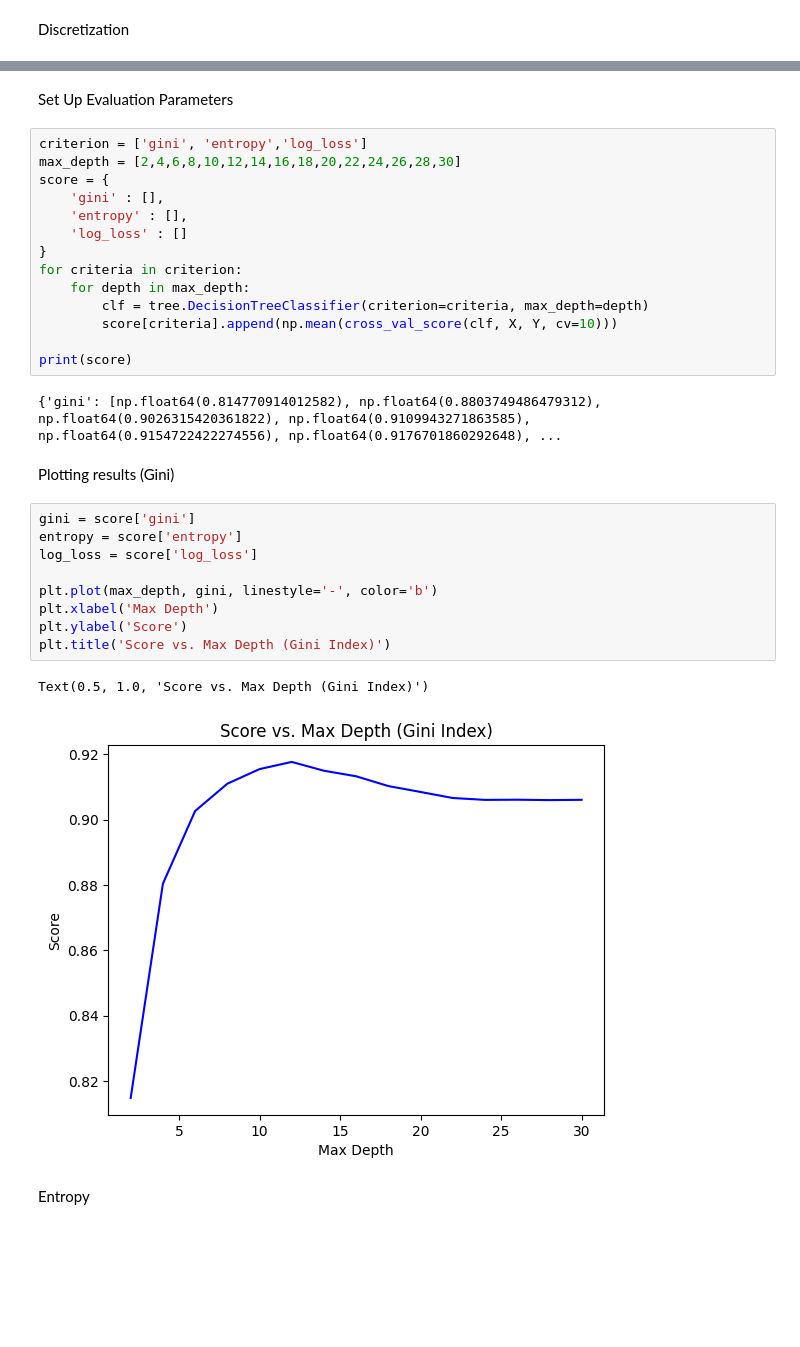
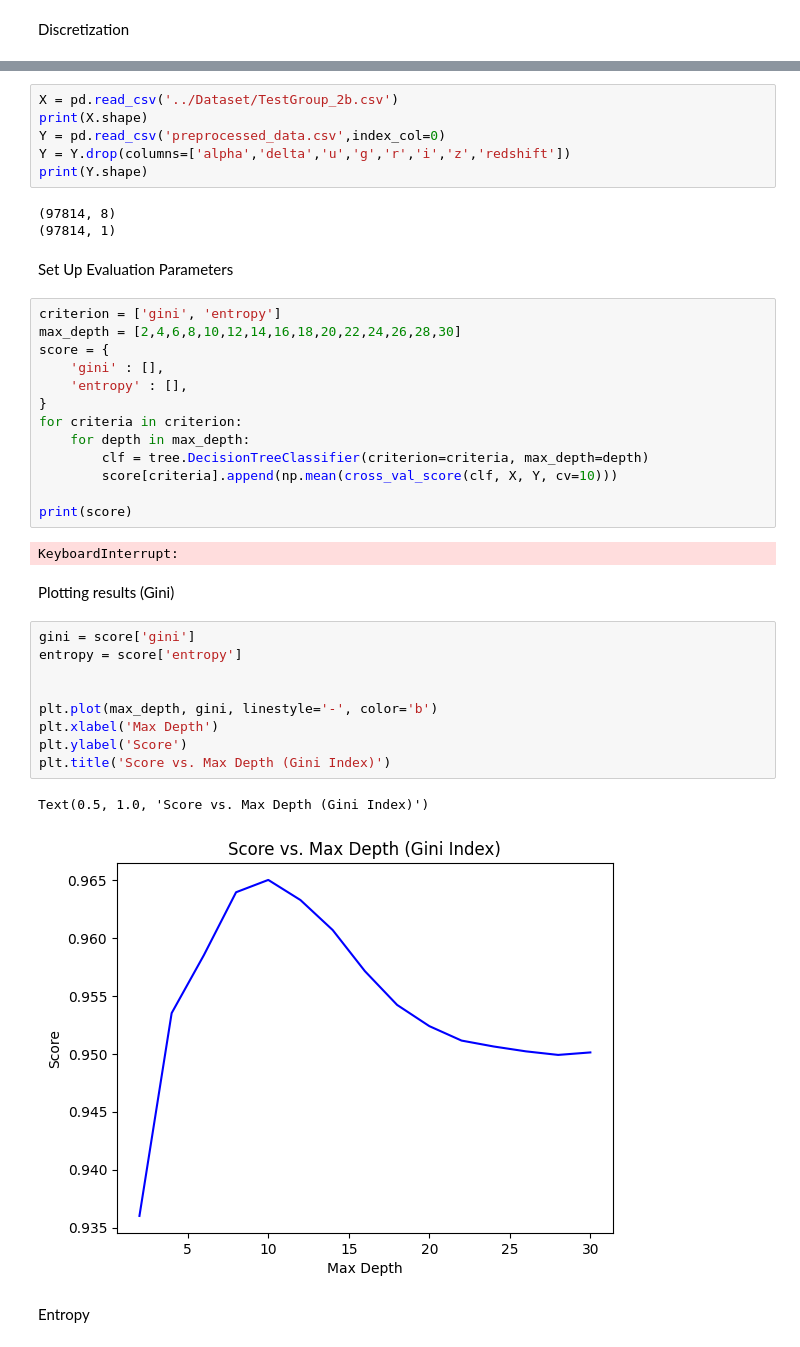
Before and after one commit to cookepoli/Bennett_CookePolitikos_CS368_StellarClassification, a Jupyter notebook: Scripts and notebooks/decisiontree_cross_val.ipynb, the cells around one changed output, grey strips where cells are left out. Cells and saved outputs as stored; diff of their text form; blank space fills up the shorter version.

```diff
--- a/Scripts and notebooks/decisiontree_cross_val.ipynb
+++ b/Scripts and notebooks/decisiontree_cross_val.ipynb
@@ -78,12 +77,20 @@ print(X.head())
+# %%
+X = pd.read_csv('../Dataset/TestGroup_2b.csv')
+print(X.shape)
+Y = pd.read_csv('preprocessed_data.csv',index_col=0)
+Y = Y.drop(columns=['alpha','delta','u','g','r','i','z','redshift'])
+print(Y.shape)
+# %% [output]
+(97814, 8)
+(97814, 1)
 # %% [markdown]
 Set Up Evaluation Parameters
 # %%
-criterion = ['gini', 'entropy','log_loss']
+criterion = ['gini', 'entropy']
 max_depth = [2,4,6,8,10,12,14,16,18,20,22,24,26,28,30]
 score = {
     'gini' : [],
     'entropy' : [],
-    'log_loss' : []
 }
 for criteria in criterion:
     for depth in max_depth:
@@ -92,21 +99,21 @@ for criteria in criterion:
 
 print(score)
 # %% [output]
-{'gini': [np.float64(0.814770914012582), np.float64(0.8803749486479312), np.float64(0.9026315420361822), np.float64(0.9109943271863585), np.float64(0.9154722422274556), np.float64(0.9176701860292648), ...
+KeyboardInterrupt:
 # %% [markdown]
 Plotting results (Gini)
 # %%
 gini = score['gini']
 entropy = score['entropy']
-log_loss = score['log_loss']
+
 
 plt.plot(max_depth, gini, linestyle='-', color='b')
 plt.xlabel('Max Depth')
 plt.ylabel('Score')
 plt.title('Score vs. Max Depth (Gini Index)')
 # %% [output]
 Text(0.5, 1.0, 'Score vs. Max Depth (Gini Index)')
-[figure, old version]
+[figure, new version]
 # %% [markdown]
 Entropy
 # %%
```
Also changed, not shown: parts of 13 cells of this notebook, 4 other files.
